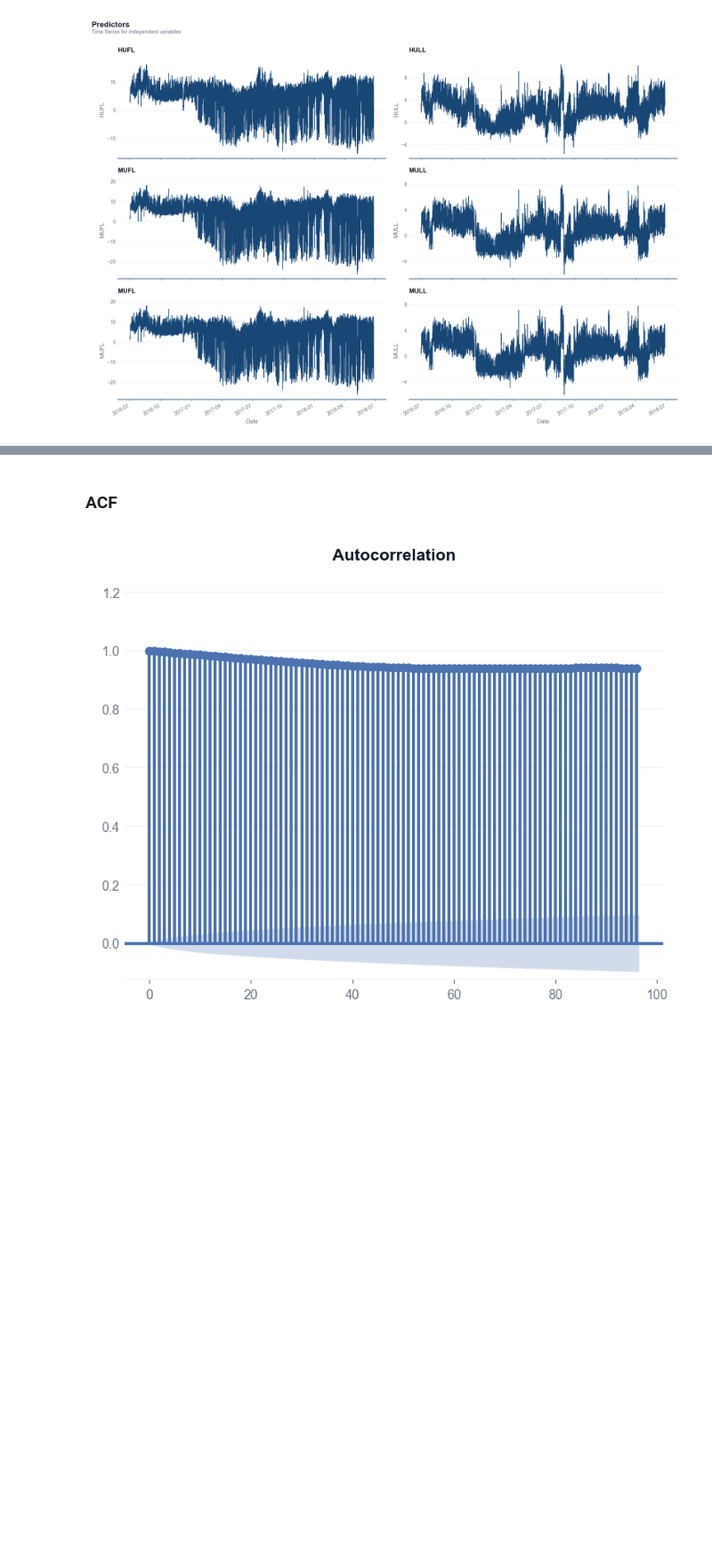
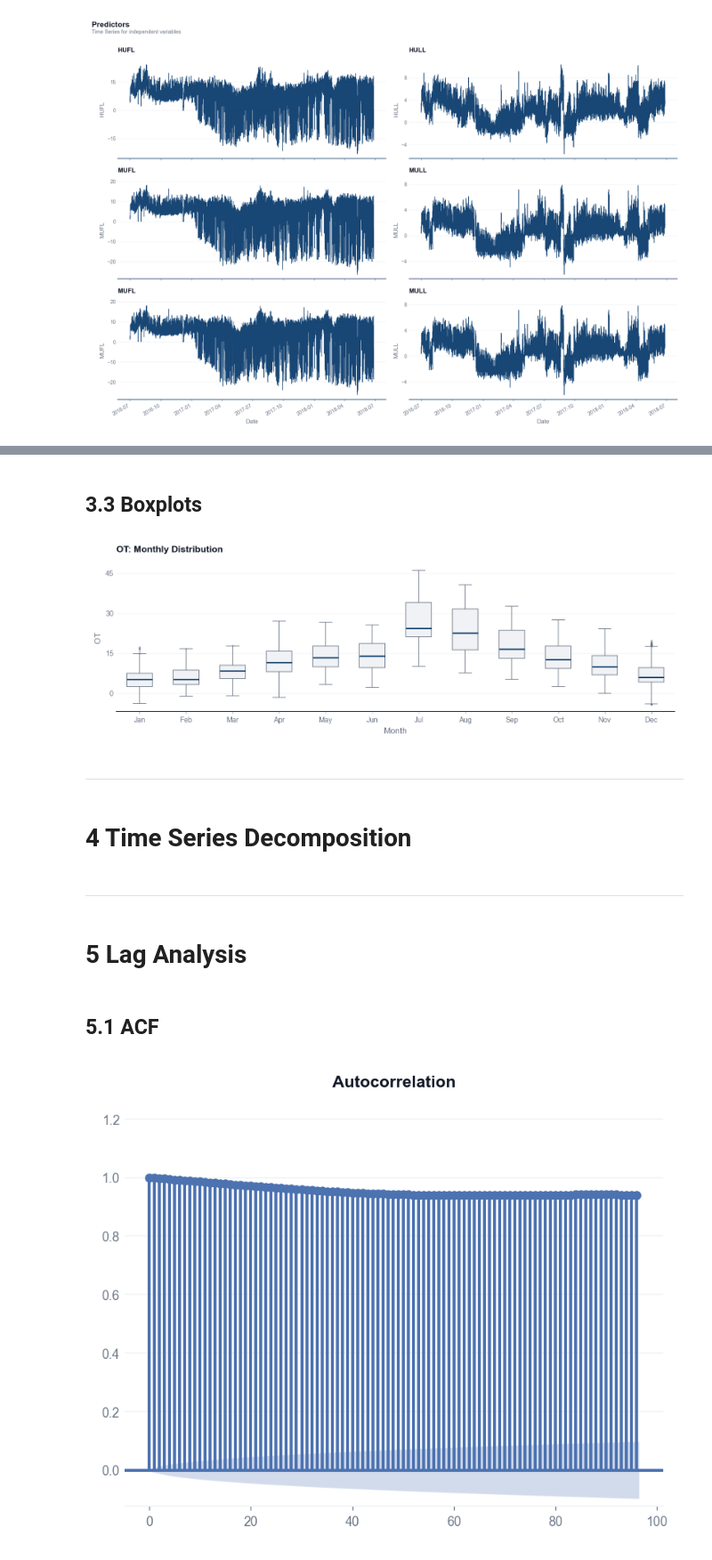
Before and after one commit to stuart-n-wilson/dissertation, a Jupyter notebook: notebooks/01_eda.ipynb, the cells around one changed output, grey strips where cells are left out. Shown at 89% size. Drawn from its saved outputs; the diff is of its cells as text; code cells hidden in the pictures; blank space fills up the shorter version.

```diff
--- a/notebooks/01_eda.ipynb
+++ b/notebooks/01_eda.ipynb
@@ -138,5 +145,19 @@ df_ssn
+# %% [markdown]
+## 3.3 Boxplots
+# %%
+fig = plot_monthly_box(df, "OT")
+# %% [output]
+[figure, added]
+# %% [markdown]
+---
+# %% [markdown]
+# 4 Time Series Decomposition
+# %% [markdown]
+---
+# %% [markdown]
+# 5 Lag Analysis
 # %% [markdown]
-### ACF
+## 5.1 ACF
 # %%
 from statsmodels.graphics.tsaplots import plot_acf
 
```
Also changed, not shown: parts of 54 cells of this notebook, 2 other files.
